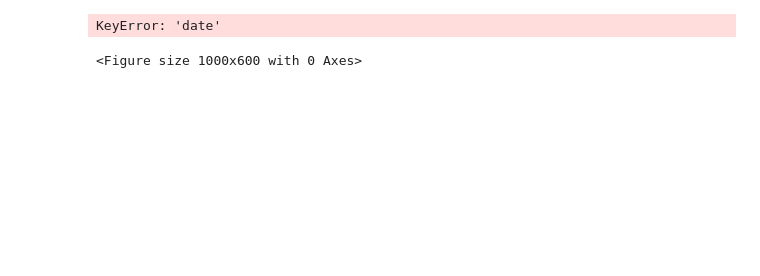
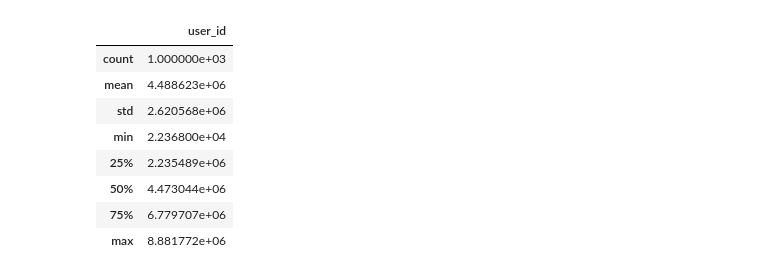
Before and after one commit to Sarra-Firn/data-analytics-project-100, a Jupyter notebook: charts_project.ipynb, the cells around one changed output. Drawn from its saved outputs; the diff is of its cells as text; code cells hidden in the pictures; blank space fills up the shorter version.

```diff
--- a/charts_project.ipynb
+++ b/charts_project.ipynb
@@ -365,25 +0,0 @@ response_regs = requests.get(url_registrations)
-# %%
-# Сохранение JSON файлов
-visits_df.to_json('./visits.json')
-registrations_df.to_json('./registrations.json')
-
-# Сохранение графиков
-import matplotlib.pyplot as plt
-import os
-
-# Создаем директорию для графиков, если она не существует
-os.makedirs('./charts', exist_ok=True)
-
-# Пример сохранения графика
-plt.figure(figsize=(10, 6))
-plt.plot(visits_df['date'], visits_df['visits'], label='Visites')
-plt.title('Итоговые визиты')
-plt.xlabel('Дата')
-plt.ylabel('Количество визитов')
-plt.xticks(rotation=45)
-plt.tight_layout()
-plt.savefig('./charts/total_visits.png')
-plt.close()
-# %% [output]
-KeyError: 'date'
-<Figure size 1000x600 with 0 Axes>
@@ -389,0 +27,14 @@ KeyError: 'date'
+# %%
+# Предварительный анализ данных
+visits_df.describe()
+registrations_df.describe()
+# %% [output]
+|  | user_id |
+| count | 1.000000e+03 |
+| mean | 4.488623e+06 |
+| std | 2.620568e+06 |
+| min | 2.236800e+04 |
+| 25% | 2.235489e+06 |
+| 50% | 4.473044e+06 |
+| 75% | 6.779707e+06 |
+| max | 8.881772e+06 |
```
Also changed, not shown: parts of 38 cells of this notebook.
